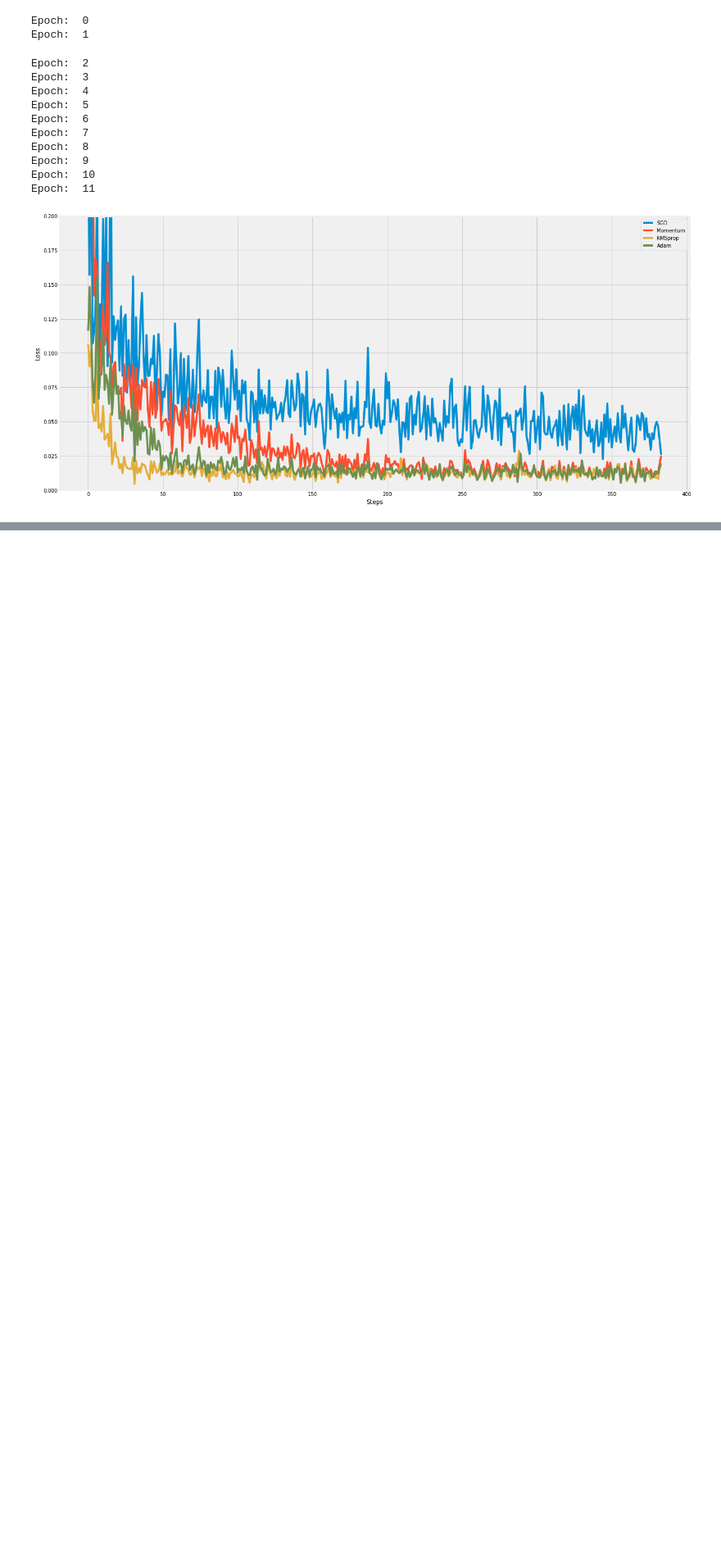
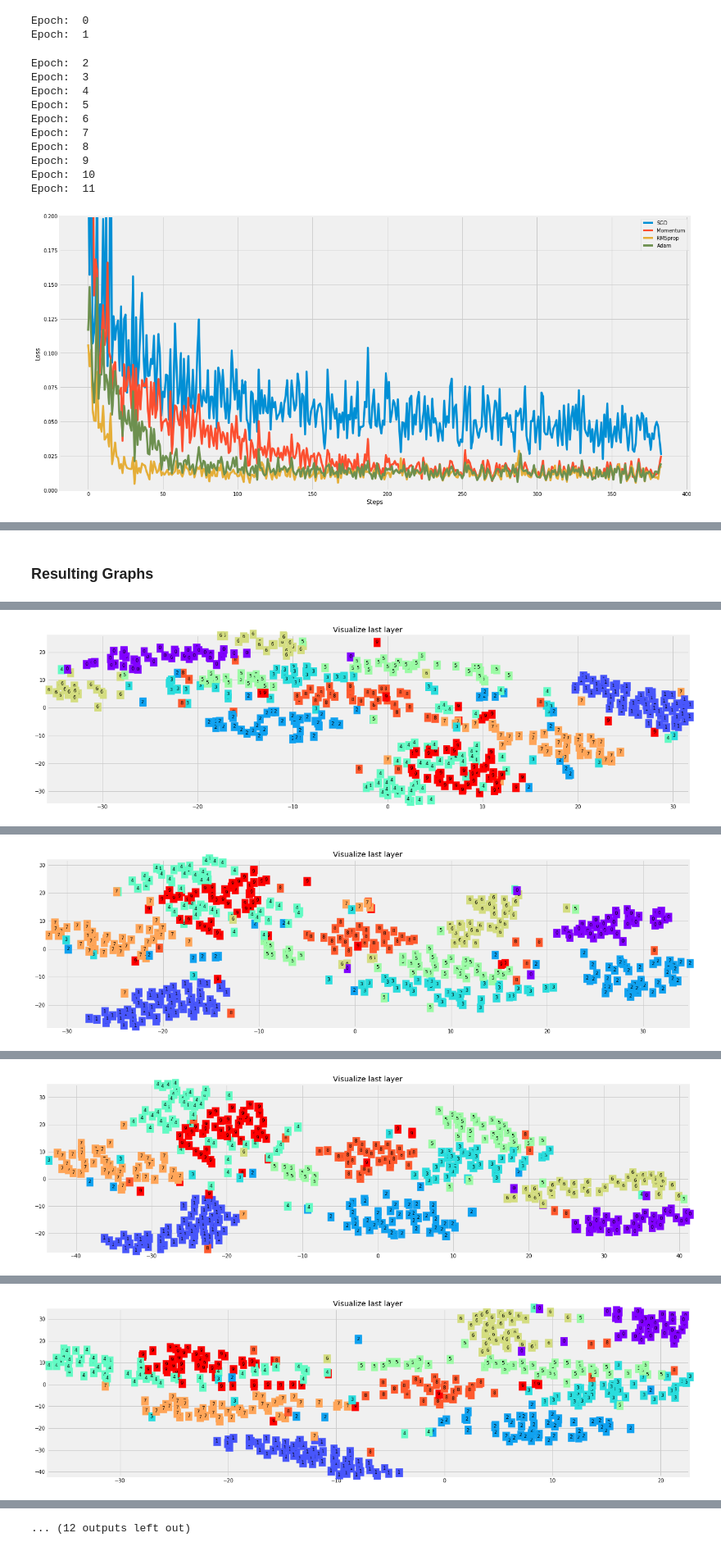
Before and after one commit to Lplenka/PyTorch-Tutorial, a Jupyter notebook: Neural Networks.ipynb, the cells around one changed output, grey strips where cells are left out. Shown at 82% size. Drawn from its saved outputs; the diff is of its cells as text; code cells hidden in the pictures; blank space fills up the shorter version.

```diff
--- a/Neural Networks.ipynb
+++ b/Neural Networks.ipynb
@@ -506,0 +581,8 @@ Epoch:  11
+# %%
+# Data Loader for easy mini-batch return in training, the image batch shape will be (50, 1, 28, 28)
+train_loader = Data.DataLoader(dataset=train_data, batch_size=BATCH_SIZE, shuffle=True)
+# %%
+# convert test data into Variable, pick 2000 samples to speed up testing
+test_data = torchvision.datasets.MNIST(root='../input/mnist/mnist/', train=False)
+test_x = Variable(torch.unsqueeze(test_data.test_data, dim=1)).type(torch.FloatTensor)[:2000]/255.   # shape from (2000, 28, 28) to (2000, 1, 28, 28), value in range(0,1)
+test_y = test_data.test_labels[:2000]
@@ -506,0 +619,3 @@ Epoch:  11
+# %%
+cnn = CNN()
+print(cnn)  # net architecture
@@ -506,0 +636,45 @@ Epoch:  11
+# %%
+optimizer = torch.optim.Adam(cnn.parameters(), lr=LR)   # optimize all cnn parameters
+loss_func = nn.CrossEntropyLoss()
+# %% [markdown]
+### Resulting Graphs
+# %%
+# following function (plot_with_labels) is for visualization, can be ignored if not interested
+from matplotlib import cm
+try: from sklearn.manifold import TSNE; HAS_SK = True
+except: HAS_SK = False; print('Please install sklearn for layer visualization')
+def plot_with_labels(lowDWeights, labels):
+    plt.figure(figsize = (20,6))
+    plt.cla()
+    X, Y = lowDWeights[:, 0], lowDWeights[:, 1]
+    for x, y, s in zip(X, Y, labels):
+        c = cm.rainbow(int(255 * s / 9)); plt.text(x, y, s, backgroundcolor=c, fontsize=9)
+    plt.xlim(X.min(), X.max()); plt.ylim(Y.min(), Y.max()); plt.title('Visualize last layer'); plt.show(); plt.pause(0.01)
+
+plt.ion()
+# training and testing
+for epoch in range(EPOCH):
+    for step, (x, y) in enumerate(train_loader):   # gives batch data, normalize x when iterate train_loader
+        b_x = Variable(x)   # batch x
+        b_y = Variable(y)   # batch y
+
+        output = cnn(b_x)[0]               # cnn output
+        loss = loss_func(output, b_y)   # cross entropy loss
+        optimizer.zero_grad()           # clear gradients for this training step
+        loss.backward()                 # backpropagation, compute gradients
+        optimizer.step()                # apply gradients
+
+        if step % 100 == 0:
+            test_output, last_layer = cnn(test_x)
+            pred_y = torch.max(test_output, 1)[1].data.squeeze()
+            accuracy = (pred_y == test_y).sum().item() / float(test_y.size(0))
+            print('Epoch: ', epoch, '| train loss: %.4f' % loss.data[0], '| test accuracy: %.2f' % accuracy)
+            if HAS_SK:
+                # Visualization of trained flatten layer (T-SNE)
+                tsne = TSNE(perplexity=30, n_components=2, init='pca', n_iter=5000)
+                plot_only = 500
+                low_dim_embs = tsne.fit_transform(last_layer.data.numpy()[:plot_only, :])
+                labels = test_y.numpy()[:plot_only]
+                plot_with_labels(low_dim_embs, labels)
+plt.ioff()
+# %% [output]
@@ -506,0 +682 @@ Epoch:  11
+[figure, added]
@@ -506,0 +684 @@ Epoch:  11
+[figure, added]
@@ -506,0 +686 @@ Epoch:  11
+[figure, added]
@@ -506,0 +688 @@ Epoch:  11
+[figure, added]
@@ -506,0 +693 @@ Epoch:  11
+... (12 outputs left out)
```
Also changed, not shown: parts of 15 cells of this notebook.
